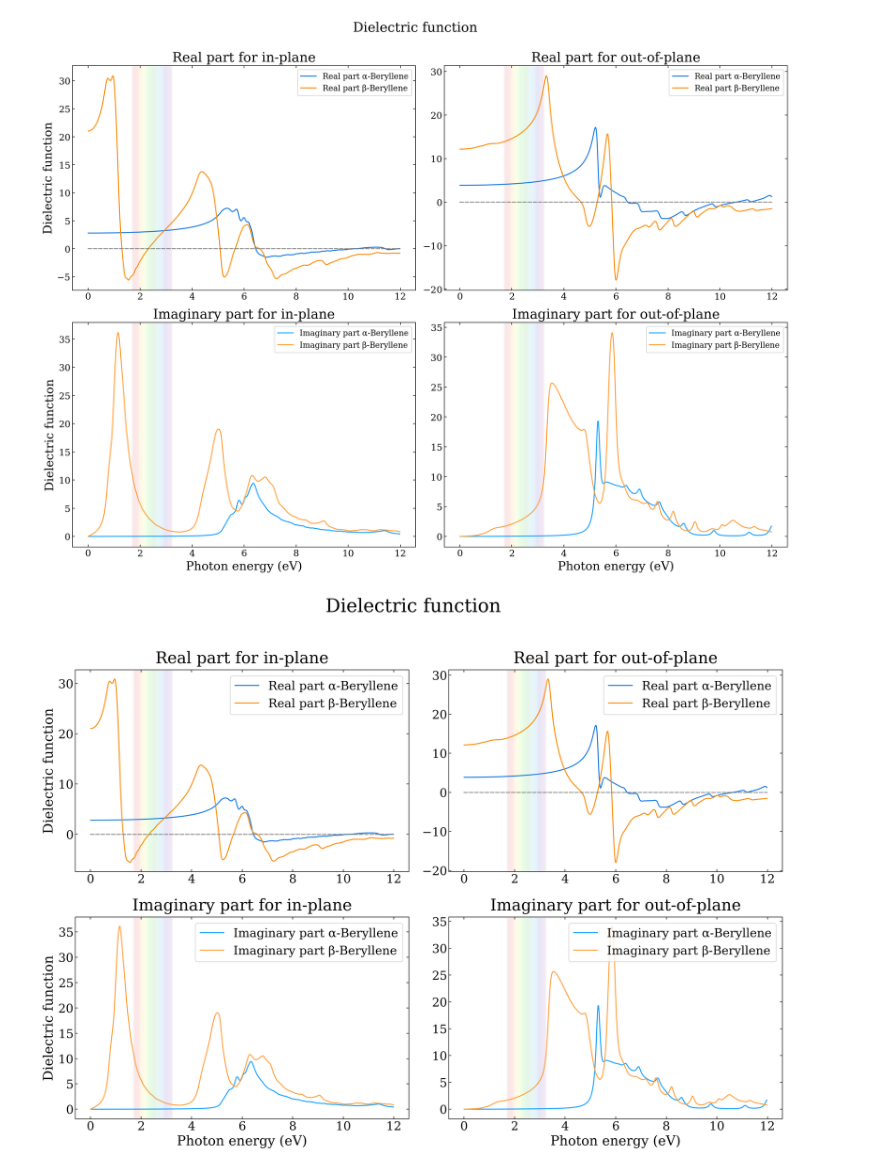
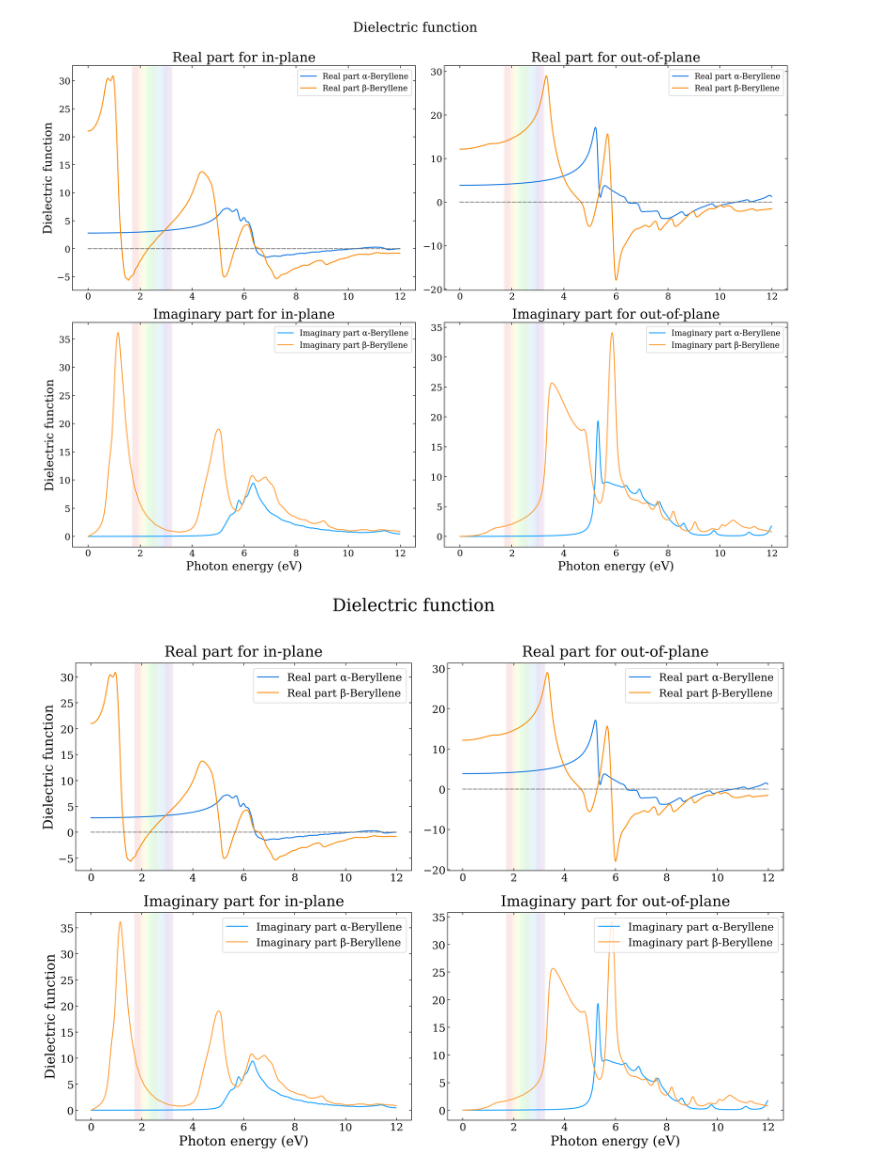
Before and after one commit to Photonico/Thesis_figures, a Jupyter notebook: 3.1_dielectric.ipynb, the cells around one changed output. Drawn from its saved outputs; the diff is of its cells as text; code cells hidden in the pictures.

```diff
--- a/3.1_dielectric.ipynb
+++ b/3.1_dielectric.ipynb
@@ -62,35 +62,35 @@ plt.savefig("figures/3.1_dielectric.pdf")
 # %%
 # Beryllene
 
 import matplotlib.pyplot as plt
 import vmatplot.dielectric_function as df
 
 def my_canvas_setting(*args):
     size, dpi, params, titles, legend_loc = _canvas_setting(*args)
     params = dict(params)
     # params["font.family"] = besley_name
     # params["font.family"] = arbutus_name
     params["mathtext.fontset"] = "dejavuserif"
     params["axes.titlepad"] = 10
-    params["font.size"] = 18
-    params["axes.titlesize"] = 24
-    params["axes.labelsize"] = 18
-    params["xtick.labelsize"] = 18
-    params["ytick.labelsize"] = 18
-    params["legend.fontsize"] = 18
-    titles = (28, 24)
+    params["font.size"] = 16
+    params["axes.titlesize"] = 22
+    params["axes.labelsize"] = 16
+    params["xtick.labelsize"] = 16
+    params["ytick.labelsize"] = 16
+    params["legend.fontsize"] = 16
+    titles = (26, 22)
     return size, dpi, params, titles, legend_loc
 df.canvas_setting = my_canvas_setting
 
 systems = [["α-Beryllene",  "dielectric/a-Beryllene", "azure",  None,None,None, factor_a],
            ["β-Beryllene",  "dielectric/b-Beryllene", "orange", None,None,None, factor_b]]
 
 df.plot_dielectric_function("Dielectric function", systems, components, "hor", True, "eV", (0, 12), boundary, True)
 fig = plt.gcf()
 for ax in fig.axes:
     ax.xaxis.label.set_size(20)
     ax.yaxis.label.set_size(20)
 
 plt.savefig("figures/3.1_dielectric_alt.pdf")
 # %% [output]
-[figure, old version]
+[figure, new version]
```
Also changed, not shown: 5 other files.
